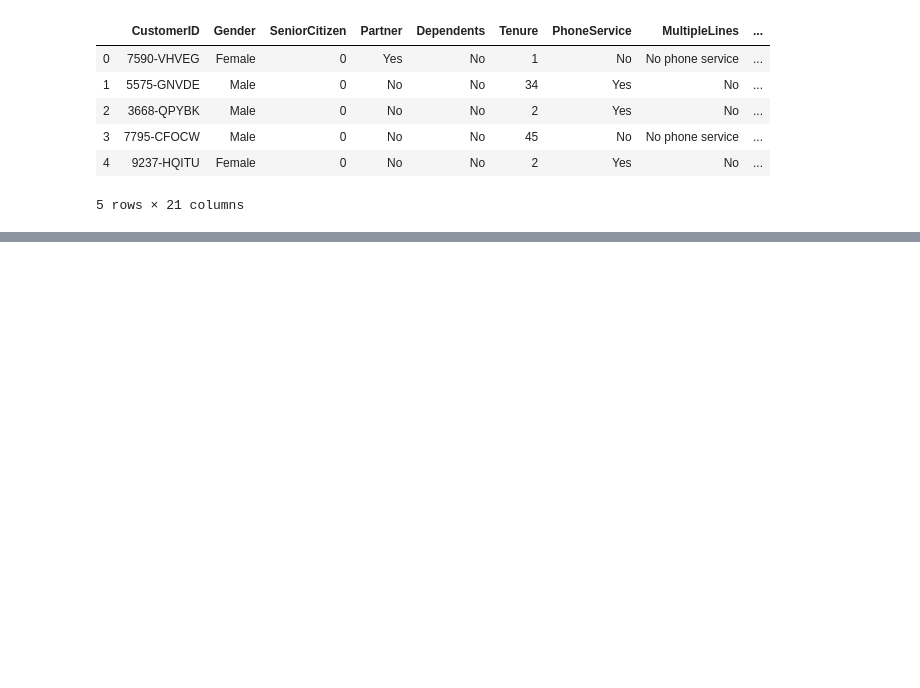
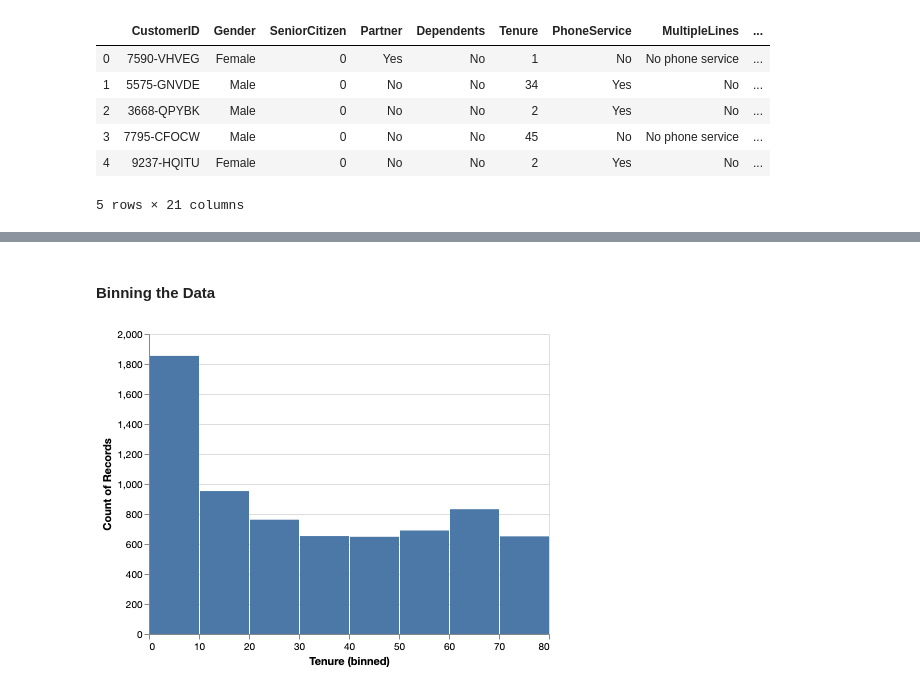
Before and after one commit to amitkaps/data-vis-python, a Jupyter notebook: 02-Basics.ipynb, the cells around one changed output, grey strips where cells are left out. Saved outputs shown, nothing was run; the diff lists cells and outputs as text; code cells hidden in the pictures; blank space fills up the shorter version.

```diff
--- a/02-Basics.ipynb
+++ b/02-Basics.ipynb
@@ -57,0 +100,9 @@ df.head()
+# %% [markdown]
+#### Binning the Data
+# %%
+alt.Chart(df).mark_bar().encode(
+    alt.X("Tenure:Q", bin=True),
+    alt.Y("count()")
+)
+# %% [output]
+[figure, added]
```
Also changed, not shown: parts of 11 cells of this notebook, 3 other files.
